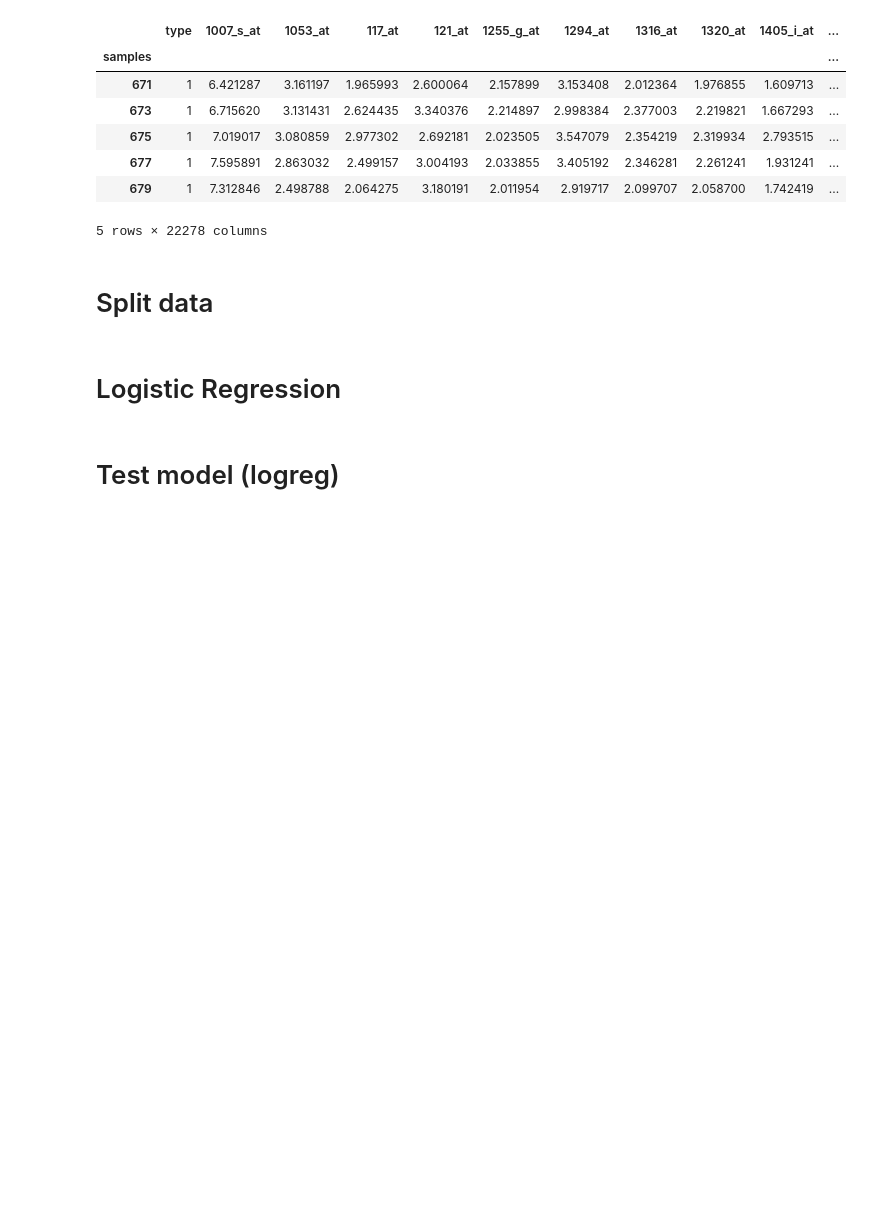
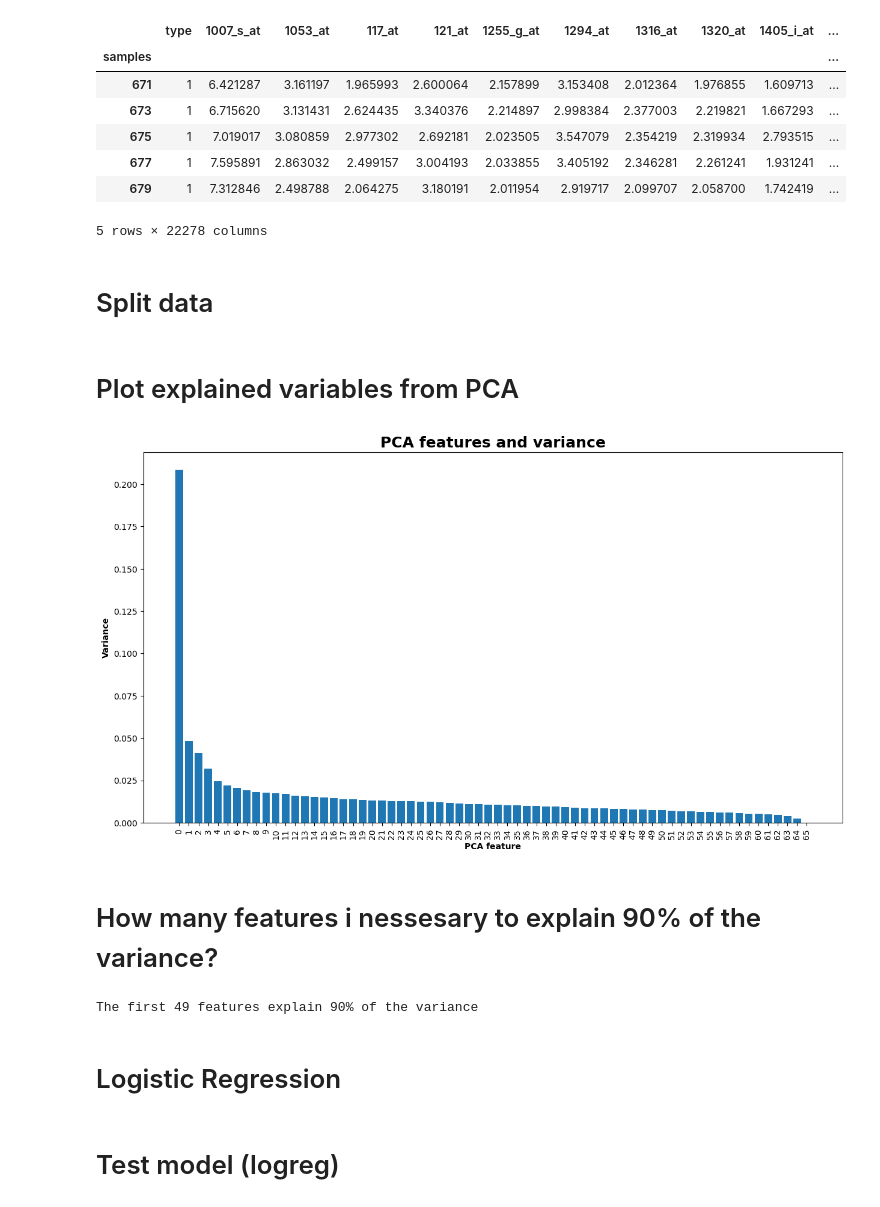
Before and after one commit to 1markmus/PCA-gene-expression, a Jupyter notebook: PCA (Gene expression).ipynb, the cells around one changed output. Cells and saved outputs as stored; diff of their text form; code cells hidden in the pictures; blank space fills up the shorter version.

```diff
--- a/PCA (Gene expression).ipynb
+++ b/PCA (Gene expression).ipynb
@@ -94,6 +94,45 @@ y = data["type"]
 
 # Split data (stratify y due to skew in prevalence of types)
 X_train, X_test, y_train, y_test = train_test_split(X, y, test_size= 0.3, random_state=seed, stratify=y)
+# %% [markdown]
+# Plot explained variables from PCA
+# %%
+# Instansiate pipeline
+pca_pipeline = Pipeline([
+    ("scaler", StandardScaler()),
+    ("pca", PCA(random_state=seed))
+])
+
+# Fit data
+pca_pipeline.fit(data)
+
+# Get PCA steps from Pipeline
+pca_step = pca_pipeline.named_steps["pca"]
+
+# Plot the explained variances
+features = range(pca_step.n_components_)
+plt.figure(figsize=(15, 8))
+plt.bar(features, pca_step.explained_variance_ratio_)
+plt.title("PCA features and variance", fontsize = 18, fontweight = "bold")
+plt.xlabel('PCA feature', fontweight = "bold")
+plt.ylabel('Variance', fontweight = "bold")
+plt.xticks(features, rotation = 90)
+plt.show()
+# %% [output]
+[figure, added]
+# %% [markdown]
+# How many features i nessesary to explain 90% of the variance?
+# %%
+sum = 0.0
+count = 0
+for i in range(len(pca_step.explained_variance_ratio_)):
+    if sum <= 0.9:
+        sum = pca_step.explained_variance_ratio_[i] + sum
+        count += 1
+
+print(f'The first {count} features explain 90% of the variance')
+# %% [output]
+The first 49 features explain 90% of the variance
 # %% [markdown]
 # Logistic Regression
 # %%
```
